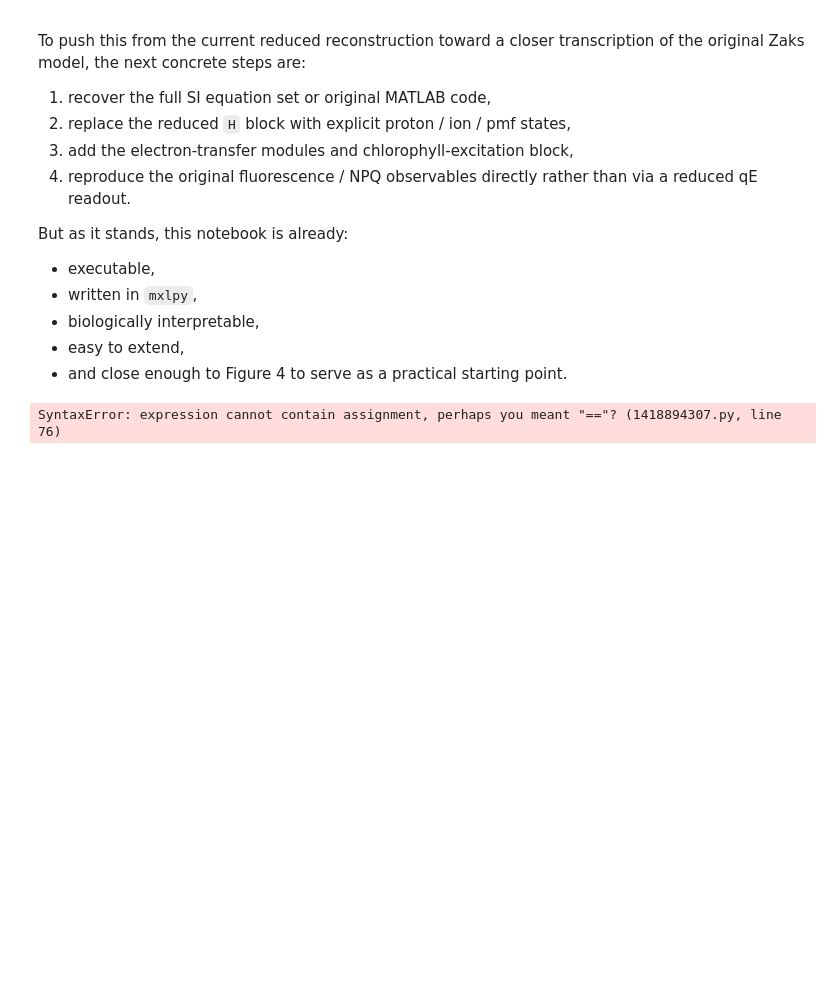
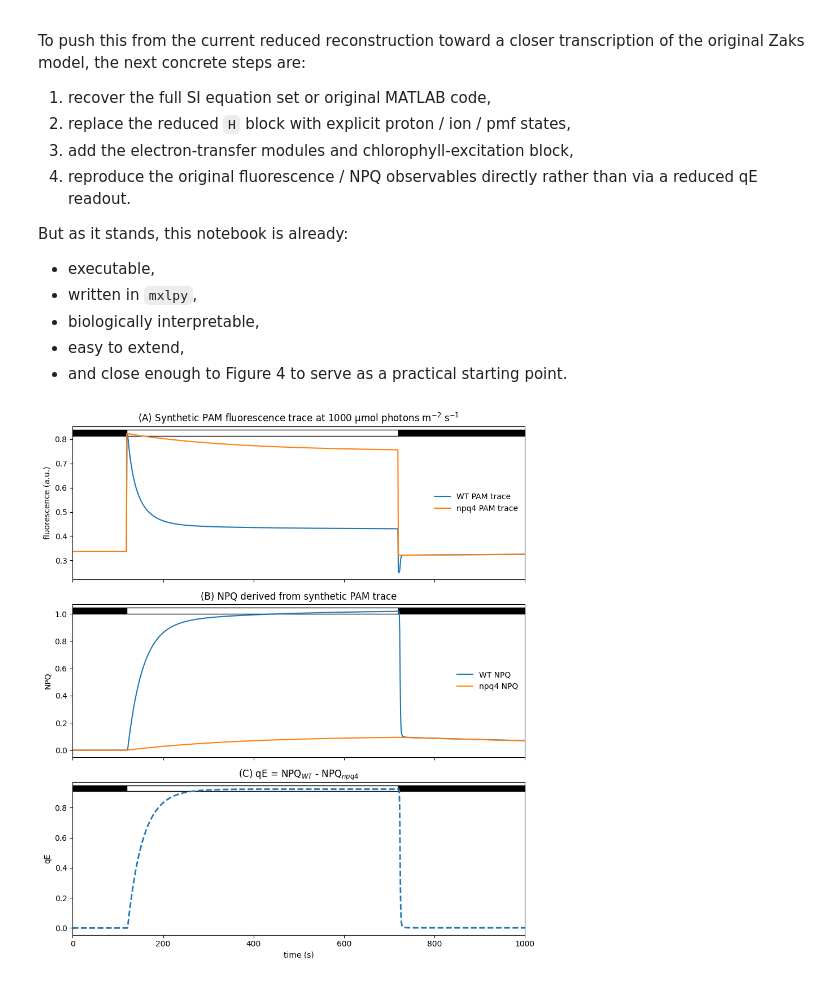
Before and after one commit to Computational-Biology-Aachen/mxl-models, a Jupyter notebook: docs/zaks2012_mxlpy_reduced_fig4.executed(1).ipynb, the cells around one changed output. Drawn from its saved outputs; the diff is of its cells as text; code cells hidden in the pictures; blank space fills up the shorter version.

```diff
--- a/docs/zaks2012_mxlpy_reduced_fig4.executed(1).ipynb
+++ b/docs/zaks2012_mxlpy_reduced_fig4.executed(1).ipynb
@@ -413,7 +413,7 @@ def run_protocol(intensity=1000, t_dark_pre=120, t_light_off=720, t_end=1000, dt
     sim = Simulator(build_reduced_zaks_model(), test_run=False)
 
     # overwrite genotype-specific PsbS fraction
-    sim.model.parameters["F_PsbS"].value = F_PsbS
+    sim.model._parameters["F_PsbS"].value = F_PsbS
 
     protocol = pd.DataFrame(
         {"I": [0.0, float(intensity), 0.0]},
@@ -473,8 +473,8 @@ def add_pam_like_observables(df, Fm=1.0, F0=0.20, phi_open_dark=0.83,
 # ----------------------------
 # 3) WT and npq4
 # ----------------------------
-wt_raw   = run_protocol(intensity=1000, "F_PsbS"=0.6)  # WT, as in the paper
-npq4_raw = run_protocol(intensity=1000, "F_PsbS"=0.0)  # npq4 lacks PsbS -> no qE arm
+wt_raw   = run_protocol(intensity=1000, F_PsbS=0.6)  # WT, as in the paper
+npq4_raw = run_protocol(intensity=1000, F_PsbS=0.0)  # npq4 lacks PsbS -> no qE arm
 
 wt   = add_pam_like_observables(wt_raw)
 npq4 = add_pam_like_observables(npq4_raw)
@@ -509,31 +509,31 @@ fig, axes = plt.subplots(3, 1, figsize=(9, 10), sharex=True)
 
 # (A) PAM traces
 axes[0].plot(wt.index, wt["Ft"], label="WT PAM trace")
 axes[0].plot(npq4.index, npq4["Ft"], label="npq4 PAM trace")
 axes[0].set_ylabel("fluorescence (a.u.)")
 axes[0].set_title("(A) Synthetic PAM fluorescence trace at 1000 µmol photons m$^{-2}$ s$^{-1}$")
 axes[0].legend(frameon=False, loc="best")
 add_light_bar(axes[0])
 
 # (B) NPQ traces
 axes[1].plot(wt.index, wt["NPQ_total"], label="WT NPQ")
 axes[1].plot(npq4.index, npq4["NPQ_total"], label="npq4 NPQ")
 axes[1].set_ylabel("NPQ")
 axes[1].set_title("(B) NPQ derived from synthetic PAM trace")
 axes[1].legend(frameon=False, loc="best")
 add_light_bar(axes[1])
 
 # (C) qE = difference between WT and npq4
 axes[2].plot(wt.index, qE_obs, "--", linewidth=2)
 axes[2].set_ylabel("qE")
 axes[2].set_xlabel("time (s)")
 axes[2].set_title("(C) qE = NPQ$_{WT}$ - NPQ$_{npq4}$")
 add_light_bar(axes[2])
 
 for ax in axes:
     ax.set_xlim(0, 1000)
 
 plt.tight_layout()
 plt.show()
 # %% [output]
-SyntaxError: expression cannot contain assignment, perhaps you meant "=="? (1418894307.py, line 76)
+[figure, added]
```
Also changed, not shown: 7 other files.
